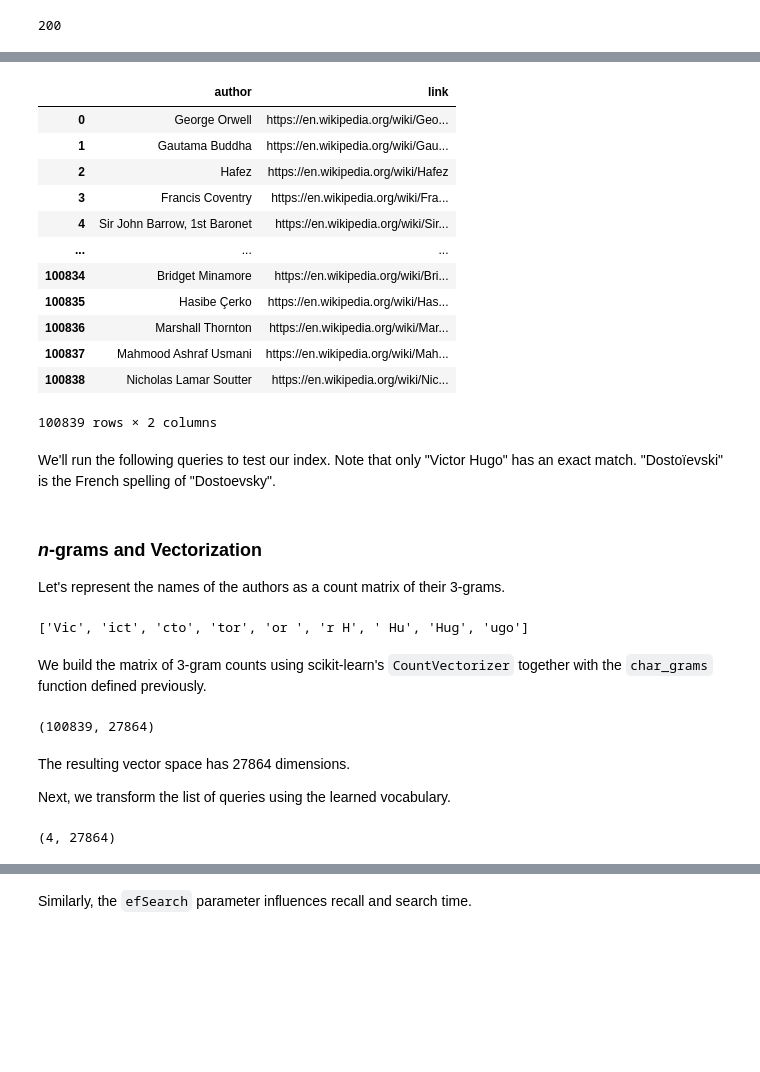
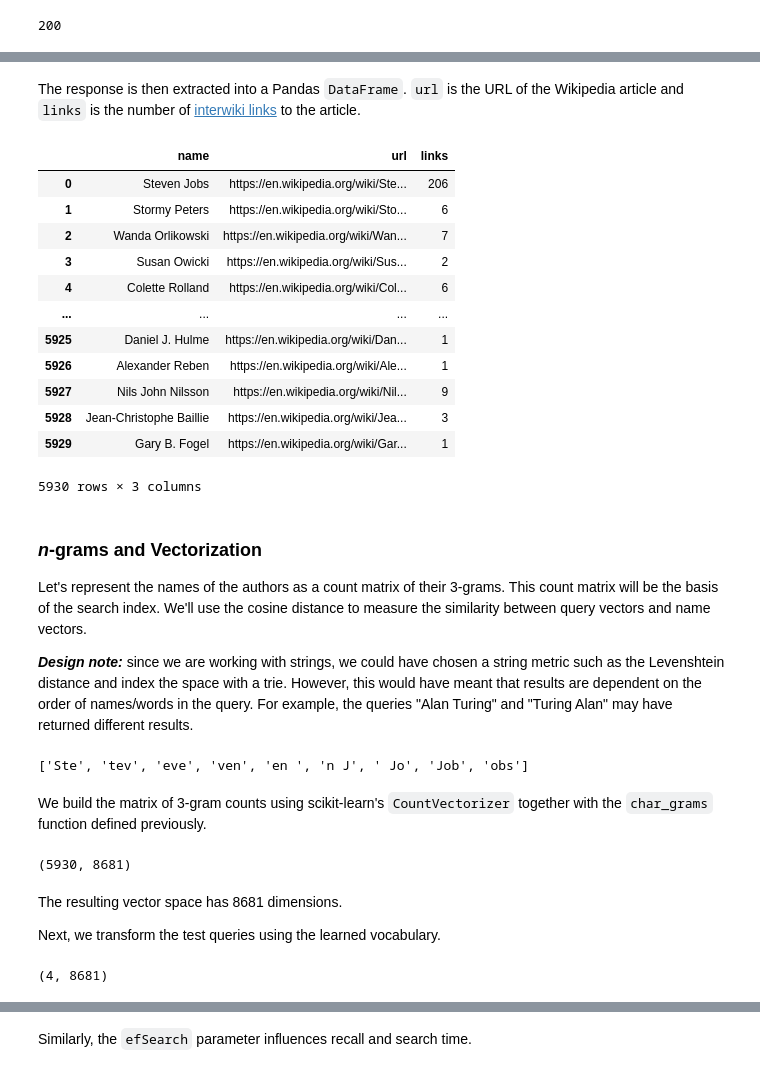
Before and after one commit to bergwald/ai, a Jupyter notebook: nns/nns.ipynb, the cells around one changed output, grey strips where cells are left out. Saved outputs shown, nothing was run; the diff lists cells and outputs as text; code cells hidden in the pictures; blank space fills up the shorter version.

```diff
--- a/nns/nns.ipynb
+++ b/nns/nns.ipynb
@@ -454,23 +455,0 @@ The response is then extracted into a Pandas `DataFrame`.
-# %%
-data = r.json()
-links = [result["sitelink"]["value"] for result in data["results"]["bindings"]]
-authors = [result["itemLabel"]["value"] for result in data["results"]["bindings"]]
-assert len(links) == len(authors)
-df = pd.DataFrame({"author": authors, "link": links})
-df
-# %% [output]
-|  | author | link |
-| 0 | George Orwell | https://en.wikipedia.org/wiki/Geo... |
-| 1 | Gautama Buddha | https://en.wikipedia.org/wiki/Gau... |
-| 2 | Hafez | https://en.wikipedia.org/wiki/Hafez |
-| 3 | Francis Coventry | https://en.wikipedia.org/wiki/Fra... |
-| 4 | Sir John Barrow, 1st Baronet | https://en.wikipedia.org/wiki/Sir... |
-| ... | ... | ... |
-| 100834 | Bridget Minamore | https://en.wikipedia.org/wiki/Bri... |
-| 100835 | Hasibe Çerko | https://en.wikipedia.org/wiki/Has... |
-| 100836 | Marshall Thornton | https://en.wikipedia.org/wiki/Mar... |
-| 100837 | Mahmood Ashraf Usmani | https://en.wikipedia.org/wiki/Mah... |
-| 100838 | Nicholas Lamar Soutter | https://en.wikipedia.org/wiki/Nic... |
-100839 rows × 2 columns
-# %% [markdown]
-We'll run the following queries to test our index. Note that only "Victor Hugo" has an exact match. "Dostoïevski" is the French spelling of "Dostoevsky".
@@ -479,29 +456,58 @@ queries = ["Feynman", "Victor Hugo", "Dostoïevski", "de Cervantes"]
-# %% [markdown]
-### *n*-grams and Vectorization
-
-Let's represent the names of the authors as a count matrix of their 3-grams.
+# %% [markdown]
+The response is then extracted into a Pandas `DataFrame`. `url` is the URL of the Wikipedia article and `links` is the number of [interwiki links](https://www.wikidata.org/wiki/Help:Sitelinks) to the article.
+# %%
+raw = r.json()
+data = []
+for result in raw["results"]["bindings"]:
+    name = result["itemLabel"]["value"]
+    url = result["sitelink"]["value"]
+    links = int(result["linkcount"]["value"])
+    data.append((name, url, links))
+df = pd.DataFrame(data, columns=["name", "url", "links"])
+df
+# %% [output]
+|  | name | url | links |
+| 0 | Steven Jobs | https://en.wikipedia.org/wiki/Ste... | 206 |
+| 1 | Stormy Peters | https://en.wikipedia.org/wiki/Sto... | 6 |
+| 2 | Wanda Orlikowski | https://en.wikipedia.org/wiki/Wan... | 7 |
+| 3 | Susan Owicki | https://en.wikipedia.org/wiki/Sus... | 2 |
+| 4 | Colette Rolland | https://en.wikipedia.org/wiki/Col... | 6 |
+| ... | ... | ... | ... |
+| 5925 | Daniel J. Hulme | https://en.wikipedia.org/wiki/Dan... | 1 |
+| 5926 | Alexander Reben | https://en.wikipedia.org/wiki/Ale... | 1 |
+| 5927 | Nils John Nilsson | https://en.wikipedia.org/wiki/Nil... | 9 |
+| 5928 | Jean-Christophe Baillie | https://en.wikipedia.org/wiki/Jea... | 3 |
+| 5929 | Gary B. Fogel | https://en.wikipedia.org/wiki/Gar... | 1 |
+5930 rows × 3 columns
+# %% [markdown]
+### *n*-grams and Vectorization
+
+Let's represent the names of the authors as a count matrix of their 3-grams. This count matrix will be the basis of the search index. We'll use the cosine distance to measure the similarity between query vectors and name vectors.
+
+***Design note:*** since we are working with strings, we could have chosen a string metric such as the Levenshtein distance and index the space with a trie. However, this would have meant that results are dependent on the order of names/words in the query. For example, the queries "Alan Turing" and "Turing Alan" may have returned different results.
 # %%
-# Example of the character 3-grams sequence of Victor Hugo
-char_ngrams("Victor Hugo")
+# Example of the character 3-grams sequence of Steven Jobs
+char_ngrams("Steven Jobs")
 # %% [output]
-['Vic', 'ict', 'cto', 'tor', 'or ', 'r H', ' Hu', 'Hug', 'ugo']
+['Ste', 'tev', 'eve', 'ven', 'en ', 'n J', ' Jo', 'Job', 'obs']
 # %% [markdown]
 We build the matrix of 3-gram counts using scikit-learn's `CountVectorizer` together with the `char_grams` function defined previously.
 # %%
 vectorizer = CountVectorizer(analyzer=char_ngrams, lowercase=False)
-count_matrix = vectorizer.fit_transform(list(df["author"]))
+count_matrix = vectorizer.fit_transform(list(df["name"]))
 count_matrix.shape
 # %% [output]
-(100839, 27864)
+(5930, 8681)
 # %% [markdown]
-The resulting vector space has 27864 dimensions.
+The resulting vector space has 8681 dimensions.
 
-Next, we transform the list of queries using the learned vocabulary.
+Next, we transform the test queries using the learned vocabulary.
 # %%
+queries = ["Jobs", "Cobb", "Jeff", "Turing"]
 query_matrix = vectorizer.transform(queries)
 query_matrix.shape
 # %% [output]
-(4, 27864)
+(4, 8681)
 # %% [markdown]
 ### Brute Force Approach
 
```
Also changed, not shown: parts of 31 cells of this notebook.
